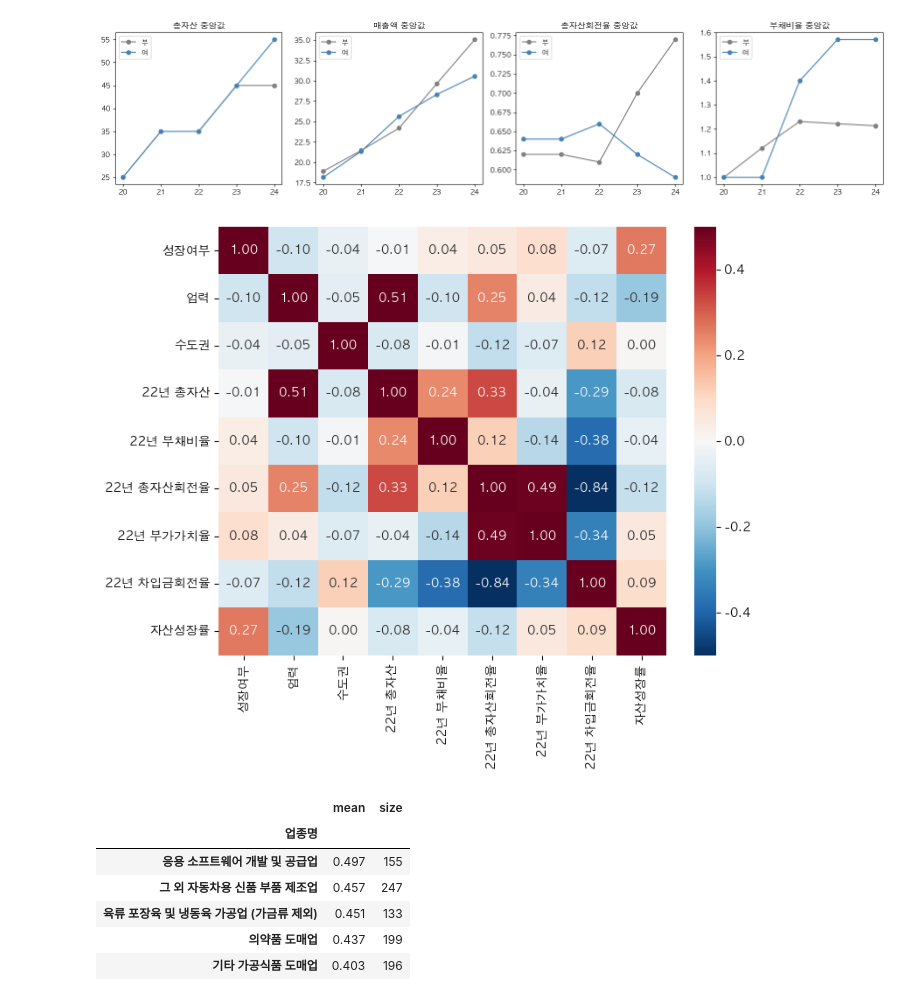
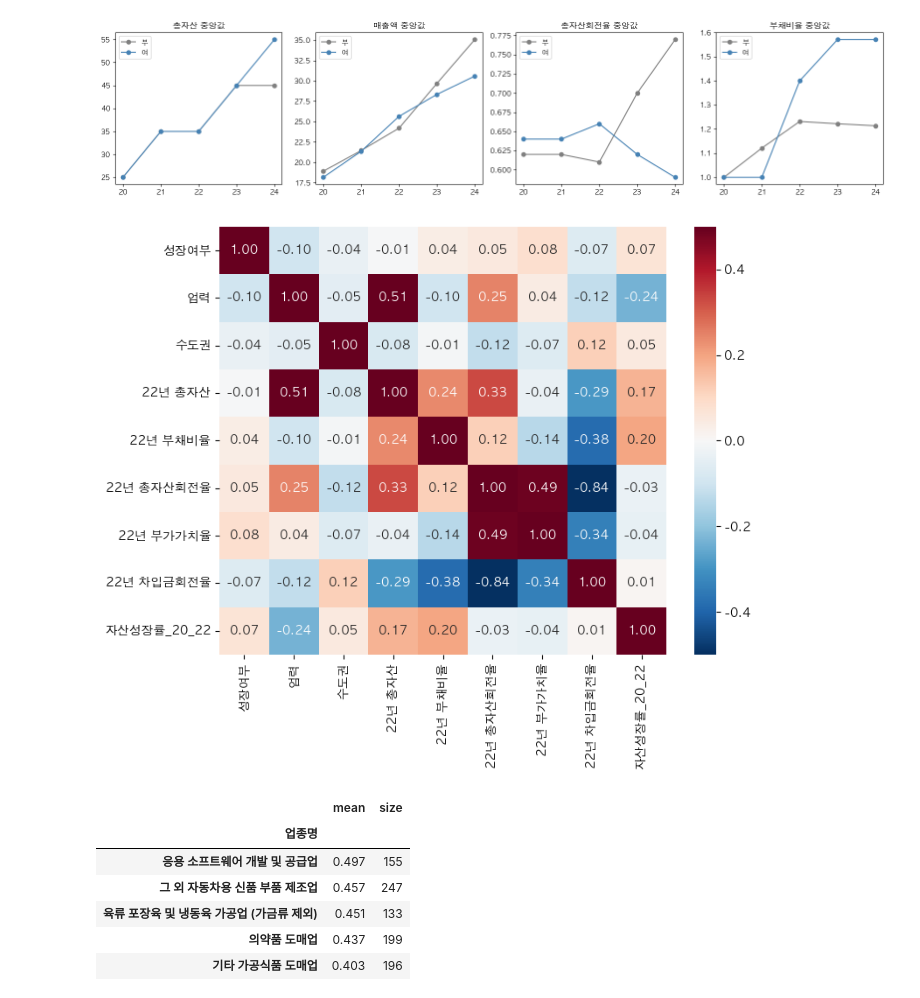
Before and after one commit to JeongHyck06/2026-2_DS_Hackathon, a Jupyter notebook: notebooks/eda.ipynb, the cells around one changed output. Drawn from its saved outputs; the diff is of its cells as text; code cells hidden in the pictures.

```diff
--- a/notebooks/eda.ipynb
+++ b/notebooks/eda.ipynb
@@ -24,17 +27,24 @@ df["성장여부"].value_counts(normalize=True).round(3)
 Name: proportion, dtype: float64
 # %%
 # 규모, 업종, 업력, 지역별 성장 비율
+# 업력구간은 다음 전처리 이슈에서 clean.csv로 옮길 예정
 df["업력구간"] = pd.cut(df["업력"], bins=[-1, 5, 10, 20, 100], labels=["5년 이하", "6~10년", "11~20년", "20년 초과"])
+df["기업규모"] = pd.Categorical(df["기업규모"], categories=["소기업", "중기업", "중견기업", "대기업", "한시성중소기업"])
+
 groups = ["기업규모", "업종대분류", "업력구간", "시도"]
+ordered = ["기업규모", "업력구간"]   # 순서가 있는 그룹은 비율순으로 정렬하지 않음
 
 fig, axes = plt.subplots(2, 2, figsize=(13, 8))
 for i in range(4):
     ax = axes.flat[i]
     g = groups[i]
-    cnt = df.groupby(g, observed=True).size()
-    rate = df.groupby(g, observed=True)["성장여부"].mean()
-    rate = rate[cnt >= 30].sort_values(ascending=False)   # 30개 미만 그룹은 제외
-    rate.plot.bar(ax=ax, color="steelblue", rot=0)
+    stat = df.groupby(g, observed=True)["성장여부"].agg(["mean", "size"])
+    stat = stat[stat["size"] >= MIN_GROUP]
+    if g not in ordered:
+        stat = stat.sort_values("mean", ascending=False)
+    stat["mean"].plot.bar(ax=ax, color="steelblue", rot=0)
+    for j in range(len(stat)):
+        ax.text(j, stat["mean"].iloc[j] + 0.005, "n=" + str(stat["size"].iloc[j]), ha="center", fontsize=8)
     ax.axhline(df["성장여부"].mean(), color="gray", linestyle="--")   # 전체 평균
     ax.set_title(g + "별 성장 비율")
     ax.set_xlabel("")
@@ -107,16 +114,19 @@ plt.show()
 # %% [output]
 [figure]
 # %%
-# 지표 간 상관관계 (22년 기준, 스피어만)
+# 지표 간 상관관계 (스피어만)
+# 자산성장률(22년 대비 24년)은 라벨 기간과 겹쳐서 20년 대비 22년 성장률로 대신 봄. 다음 전처리 이슈에서 clean.csv로 옮길 예정
+df["자산성장률_20_22"] = (df["22년 총자산"] - df["20년 총자산"]) / df["20년 총자산"]
+
 corr_cols = ["성장여부", "업력", "수도권", "22년 총자산", "22년 부채비율", "22년 총자산회전율",
-             "22년 부가가치율", "22년 차입금회전율", "자산성장률"]
+             "22년 부가가치율", "22년 차입금회전율", "자산성장률_20_22"]
 corr = df[corr_cols].corr(method="spearman")
 
 plt.figure(figsize=(8, 6.5))
 sns.heatmap(corr, annot=True, fmt=".2f", cmap="RdBu_r", center=0, vmin=-0.5, vmax=0.5)
 plt.tight_layout()
 plt.savefig("../outputs/eda_corr.png")
 plt.show()
 # %% [output]
-[figure, old version]
+[figure, new version]
 # %%
```
Also changed, not shown: parts of 7 cells of this notebook.
